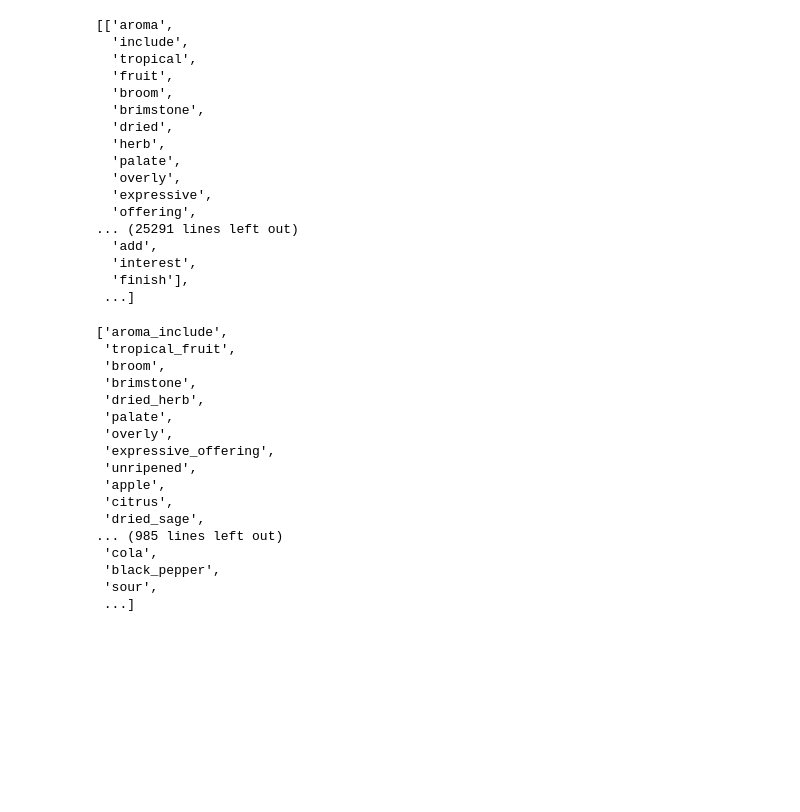
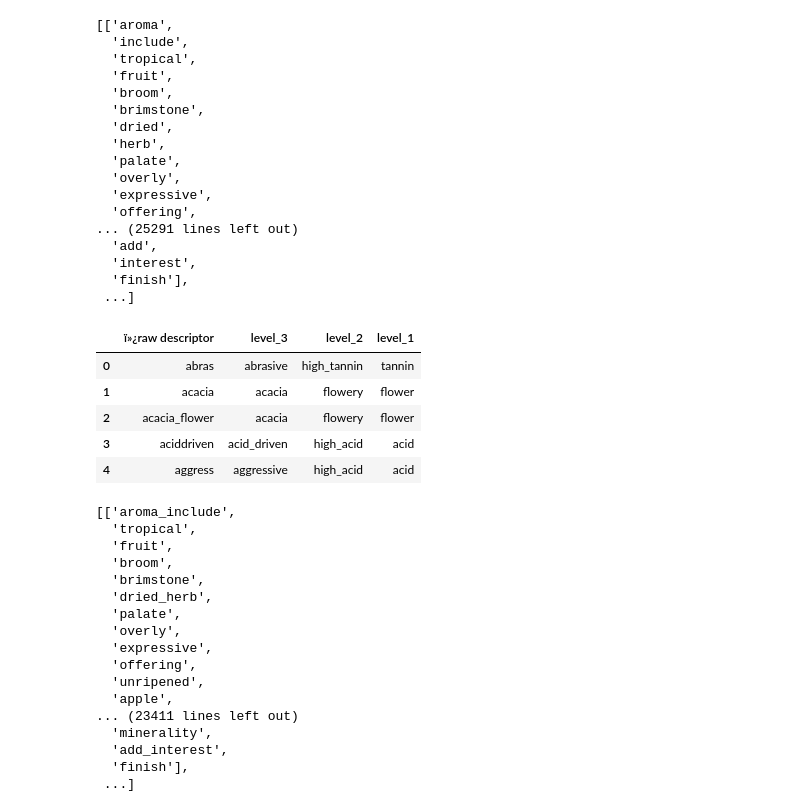
Before and after one commit to bakerley/food2wine, a Jupyter notebook: notebooks/g_wine_preprocessing.ipynb, the cells around one changed output. Drawn from its saved outputs; the diff is of its cells as text; code cells hidden in the pictures; blank space fills up the shorter version.

```diff
--- a/notebooks/g_wine_preprocessing.ipynb
+++ b/notebooks/g_wine_preprocessing.ipynb
@@ -192,23 +185,32 @@ full_list_words_wine = [item for sublist in phrased_sentences for item in sublis
-# %%
-full_list_words_wine
-# %% [output]
-['aroma_include',
- 'tropical_fruit',
- 'broom',
- 'brimstone',
- 'dried_herb',
- 'palate',
- 'overly',
- 'expressive_offering',
- 'unripened',
- 'apple',
- 'citrus',
- 'dried_sage',
-... (985 lines left out)
- 'cola',
- 'black_pepper',
- 'sour',
- ...]
+# %%
+descriptor_mapping.h
+# %% [output]
+|  | ï»¿raw descriptor | level_3 | level_2 | level_1 |
+| 0 | abras | abrasive | high_tannin | tannin |
+| 1 | acacia | acacia | flowery | flower |
+| 2 | acacia_flower | acacia | flowery | flower |
+| 3 | aciddriven | acid_driven | high_acid | acid |
+| 4 | aggress | aggressive | high_acid | acid |
+# %%
+normalized_wine_sentences
+# %% [output]
+[['aroma_include',
+  'tropical',
+  'fruit',
+  'broom',
+  'brimstone',
+  'dried_herb',
+  'palate',
+  'overly',
+  'expressive',
+  'offering',
+  'unripened',
+  'apple',
+... (23411 lines left out)
+  'minerality',
+  'add_interest',
+  'finish'],
+ ...]
 # %%
 import pickle
 with open("g_wine_preprocessing.txt", "wb") as fp:   #Pickling
```
Also changed, not shown: parts of 4 cells of this notebook, 2 other files.
